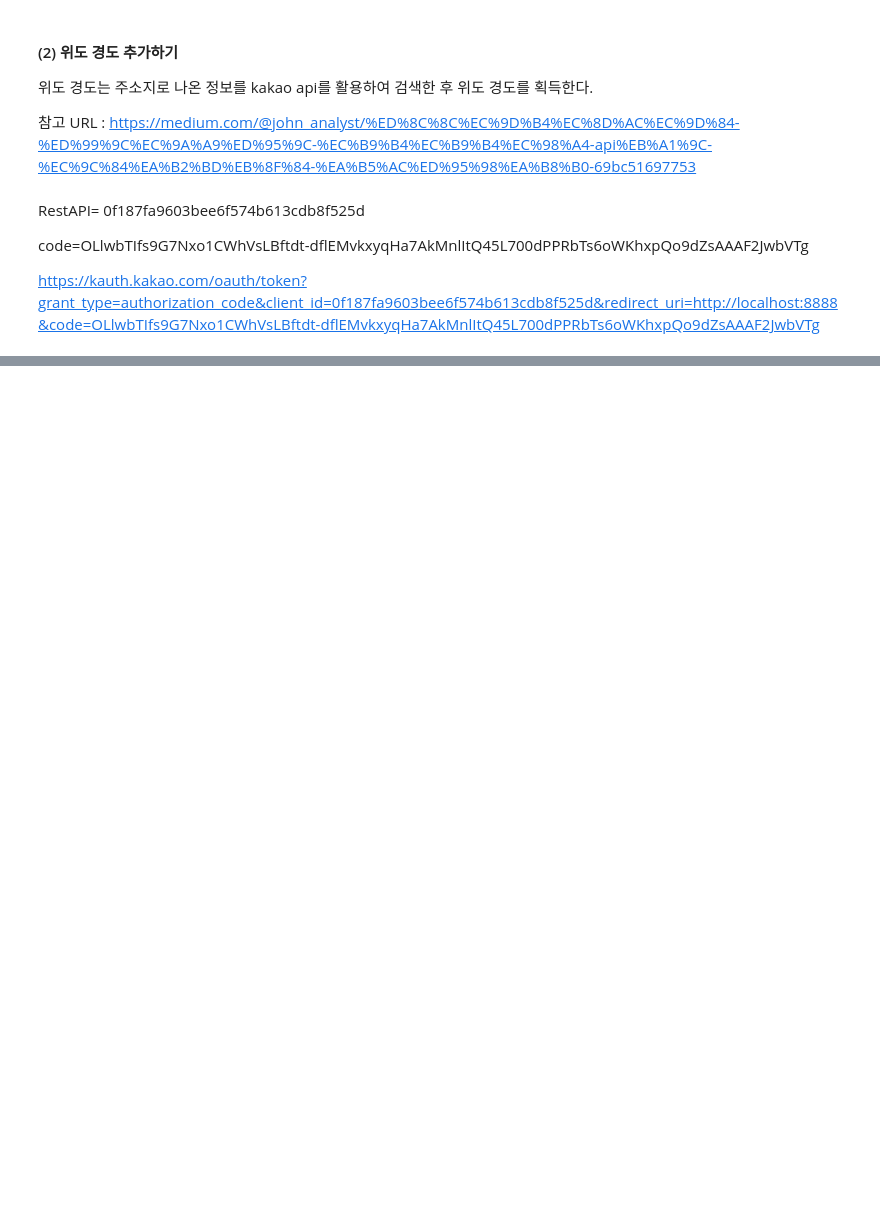
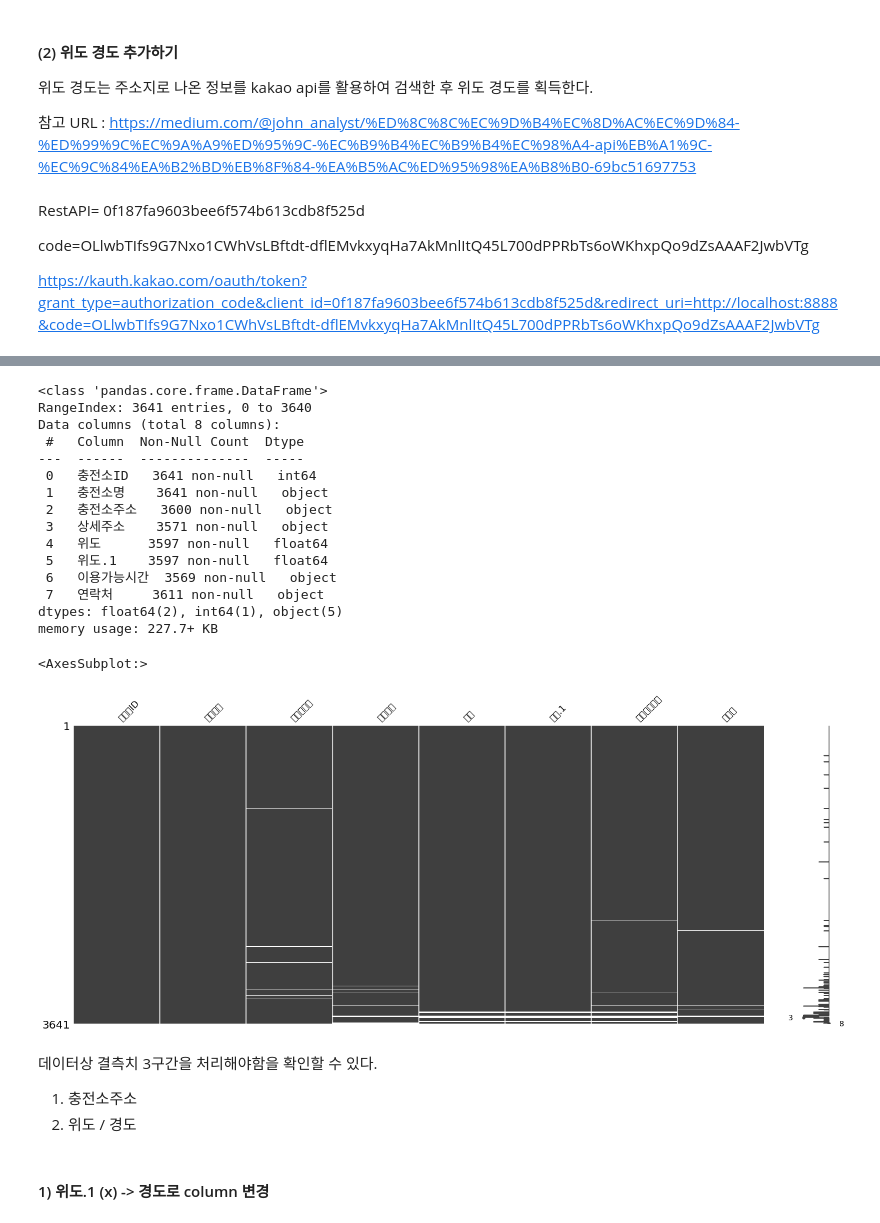
Before and after one commit to KernelTrek/ai_challenge, a Jupyter notebook: 1. 자동차_등록자료통계_전처리.ipynb, the cells around one changed output, grey strips where cells are left out. Cells and saved outputs as stored; diff of their text form; code cells hidden in the pictures; blank space fills up the shorter version.

```diff
--- a/1. 자동차_등록자료통계_전처리.ipynb
+++ b/1. 자동차_등록자료통계_전처리.ipynb
@@ -204,0 +460,32 @@ getLatLng('서울 마포구 모래내로1길 20')
+# %%
+path = "./data"
+target_file = os.path.join(path, 'ELEC_Charging_station.csv')
+elec_charging_station_df = pd.read_csv(target_file, encoding='cp949')
+# %%
+elec_charging_station_df.info()
+
+msno.matrix(elec_charging_station_df)
+# %% [output]
+<class 'pandas.core.frame.DataFrame'>
+RangeIndex: 3641 entries, 0 to 3640
+Data columns (total 8 columns):
+ #   Column  Non-Null Count  Dtype
+---  ------  --------------  -----
+ 0   충전소ID   3641 non-null   int64
+ 1   충전소명    3641 non-null   object
+ 2   충전소주소   3600 non-null   object
+ 3   상세주소    3571 non-null   object
+ 4   위도      3597 non-null   float64
+ 5   위도.1    3597 non-null   float64
+ 6   이용가능시간  3569 non-null   object
+ 7   연락처     3611 non-null   object
+dtypes: float64(2), int64(1), object(5)
+memory usage: 227.7+ KB
+<AxesSubplot:>
+[figure, added]
+# %% [markdown]
+데이터상 결측치 3구간을 처리해야함을 확인할 수 있다. <p>
+1. 충전소주소
+2. 위도 / 경도
+# %% [markdown]
+#### 1) 위도.1 (x) -> 경도로 column 변경
```
Also changed, not shown: parts of 53 cells of this notebook.
